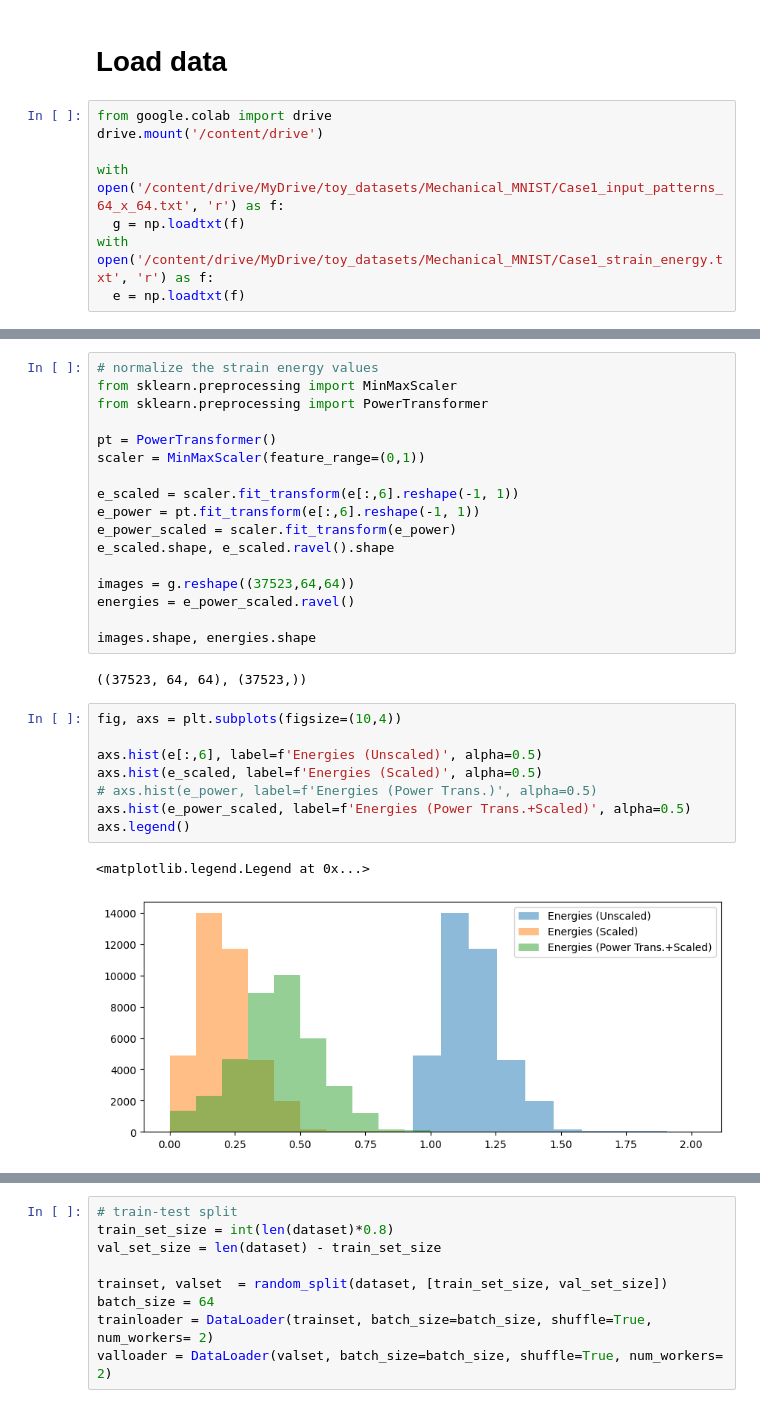
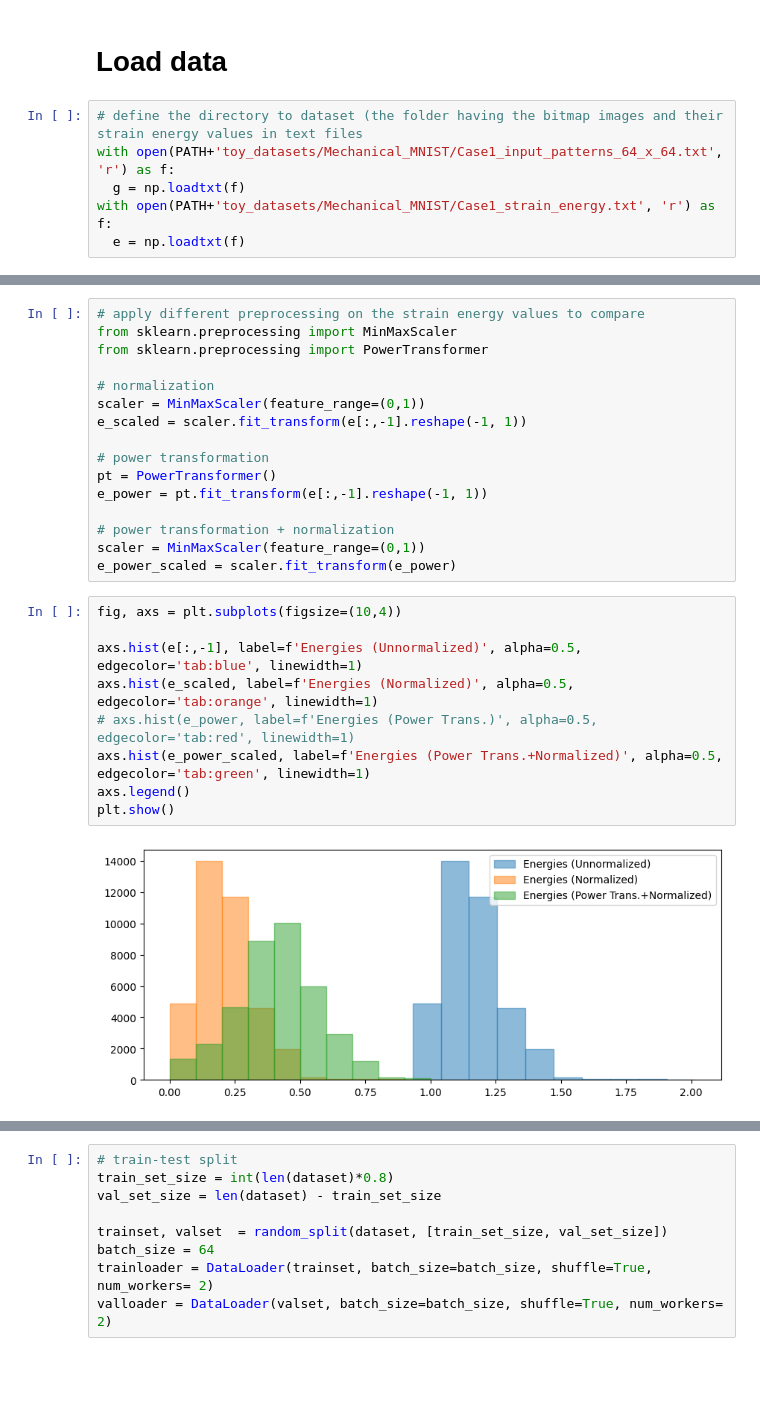
Before and after one commit to sedaoturak/dcgan_cahn-hilliard, a Jupyter notebook: DCGAN_Cahn_Hillard.ipynb, the cells around one changed output, grey strips where cells are left out. Drawn from its saved outputs; the diff is of its cells as text; blank space fills up the shorter version.

```diff
--- a/DCGAN_Cahn_Hillard.ipynb
+++ b/DCGAN_Cahn_Hillard.ipynb
@@ -17,10 +35,8 @@ import tqdm.notebook
 # %% [markdown]
 # Load data
 # %%
-from google.colab import drive
-drive.mount('/content/drive')
-
-with open('/content/drive/MyDrive/toy_datasets/Mechanical_MNIST/Case1_input_patterns_64_x_64.txt', 'r') as f:
+# define the directory to dataset (the folder having the bitmap images and their strain energy values in text files
+with open(PATH+'toy_datasets/Mechanical_MNIST/Case1_input_patterns_64_x_64.txt', 'r') as f:
   g = np.loadtxt(f)
-with open('/content/drive/MyDrive/toy_datasets/Mechanical_MNIST/Case1_strain_energy.txt', 'r') as f:
+with open(PATH+'toy_datasets/Mechanical_MNIST/Case1_strain_energy.txt', 'r') as f:
   e = np.loadtxt(f)
@@ -36,31 +68,28 @@ plt.show()
 # %%
-# normalize the strain energy values
+# apply different preprocessing on the strain energy values to compare
 from sklearn.preprocessing import MinMaxScaler
 from sklearn.preprocessing import PowerTransformer
 
+# normalization
+scaler = MinMaxScaler(feature_range=(0,1))
+e_scaled = scaler.fit_transform(e[:,-1].reshape(-1, 1))
+
+# power transformation
 pt = PowerTransformer()
+e_power = pt.fit_transform(e[:,-1].reshape(-1, 1))
+
+# power transformation + normalization
 scaler = MinMaxScaler(feature_range=(0,1))
-
-e_scaled = scaler.fit_transform(e[:,6].reshape(-1, 1))
-e_power = pt.fit_transform(e[:,6].reshape(-1, 1))
 e_power_scaled = scaler.fit_transform(e_power)
-e_scaled.shape, e_scaled.ravel().shape
-
-images = g.reshape((37523,64,64))
-energies = e_power_scaled.ravel()
-
-images.shape, energies.shape
-# %% [output]
-((37523, 64, 64), (37523,))
 # %%
 fig, axs = plt.subplots(figsize=(10,4))
 
-axs.hist(e[:,6], label=f'Energies (Unscaled)', alpha=0.5)
-axs.hist(e_scaled, label=f'Energies (Scaled)', alpha=0.5)
-# axs.hist(e_power, label=f'Energies (Power Trans.)', alpha=0.5)
-axs.hist(e_power_scaled, label=f'Energies (Power Trans.+Scaled)', alpha=0.5)
+axs.hist(e[:,-1], label=f'Energies (Unnormalized)', alpha=0.5, edgecolor='tab:blue', linewidth=1)
+axs.hist(e_scaled, label=f'Energies (Normalized)', alpha=0.5, edgecolor='tab:orange', linewidth=1)
+# axs.hist(e_power, label=f'Energies (Power Trans.)', alpha=0.5, edgecolor='tab:red', linewidth=1)
+axs.hist(e_power_scaled, label=f'Energies (Power Trans.+Normalized)', alpha=0.5, edgecolor='tab:green', linewidth=1)
 axs.legend()
+plt.show()
 # %% [output]
-<matplotlib.legend.Legend at 0x...>
-[figure, old version]
+[figure, new version]
 # %%
```
Also changed, not shown: parts of 27 cells of this notebook.
